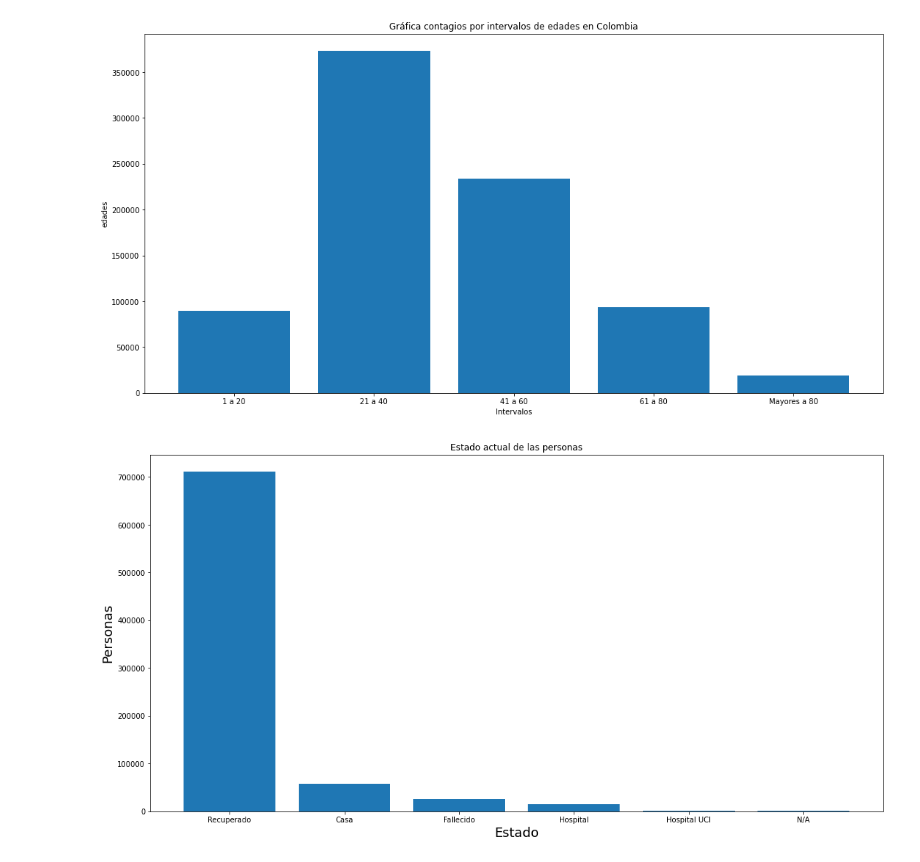
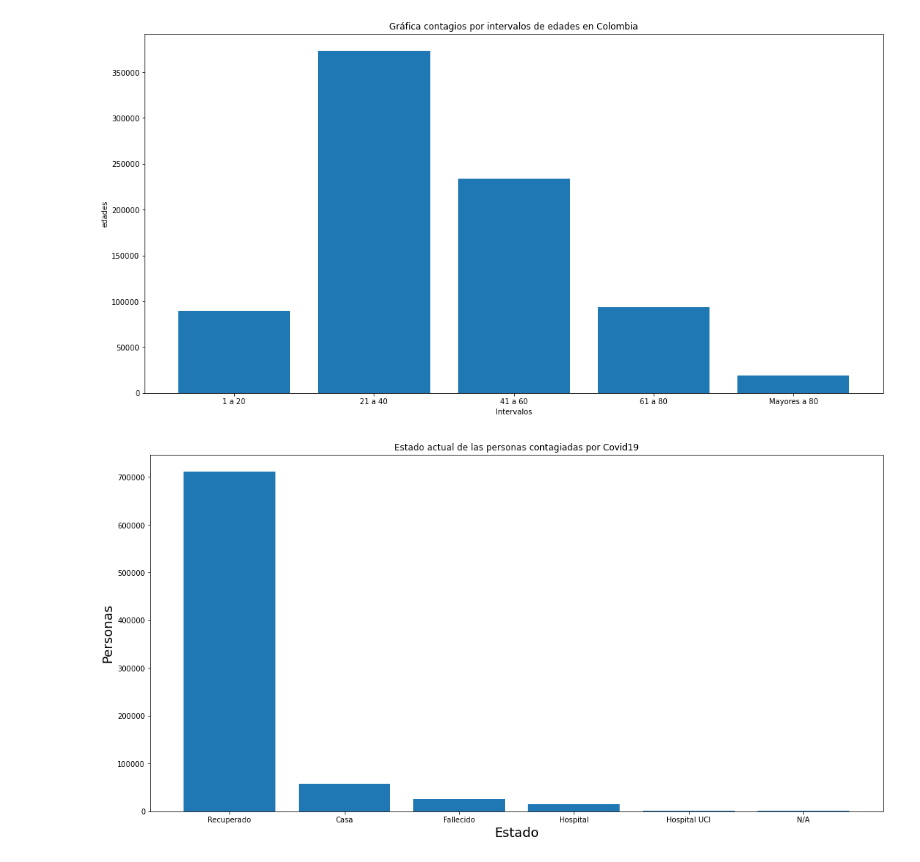
Before and after one commit to camilafernandez10/datosCovid, a Jupyter notebook: Notebook covidatos.ipynb, the cells around one changed output. Cells and saved outputs as stored; diff of their text form; code cells hidden in the pictures.

```diff
--- a/Notebook covidatos.ipynb
+++ b/Notebook covidatos.ipynb
@@ -129,23 +131,24 @@ plt.show()
 # %%
 cursor=conexion.cursor()
 cursor.execute('select atencion, count(*) as personas from datos group by atencion order by personas desc;')
 atencion=[]
 cantidad=[]
 for fila in cursor:
     atencion.append(fila[0])
     cantidad.append(fila[1])
 
 fig, ax = plt.subplots(figsize=(18,9))
 #Colocamos una etiqueta en el eje Y
 ax.set_ylabel('Personas',fontsize=18)
 #Colocamos una etiqueta en el eje X
 ax.set_xlabel('Estado',fontsize=18)
 #Título
-ax.set_title('Estado actual de las personas')
+ax.set_title('Estado actual de las personas contagiadas por Covid19')
 #Creamos la grafica de barras utilizando 'paises' como eje X y 'ventas' como eje y.
 plt.bar(atencion, cantidad)
 #Finalmente mostramos la grafica con el metodo show()
-plt.show()
+#plt.show()
+plt.savefig('barras_estado.png')
 conexion.close()
 # %% [output]
-[figure, old version]
+[figure, new version]
```
Also changed, not shown: parts of 3 cells of this notebook, 6 other files.
